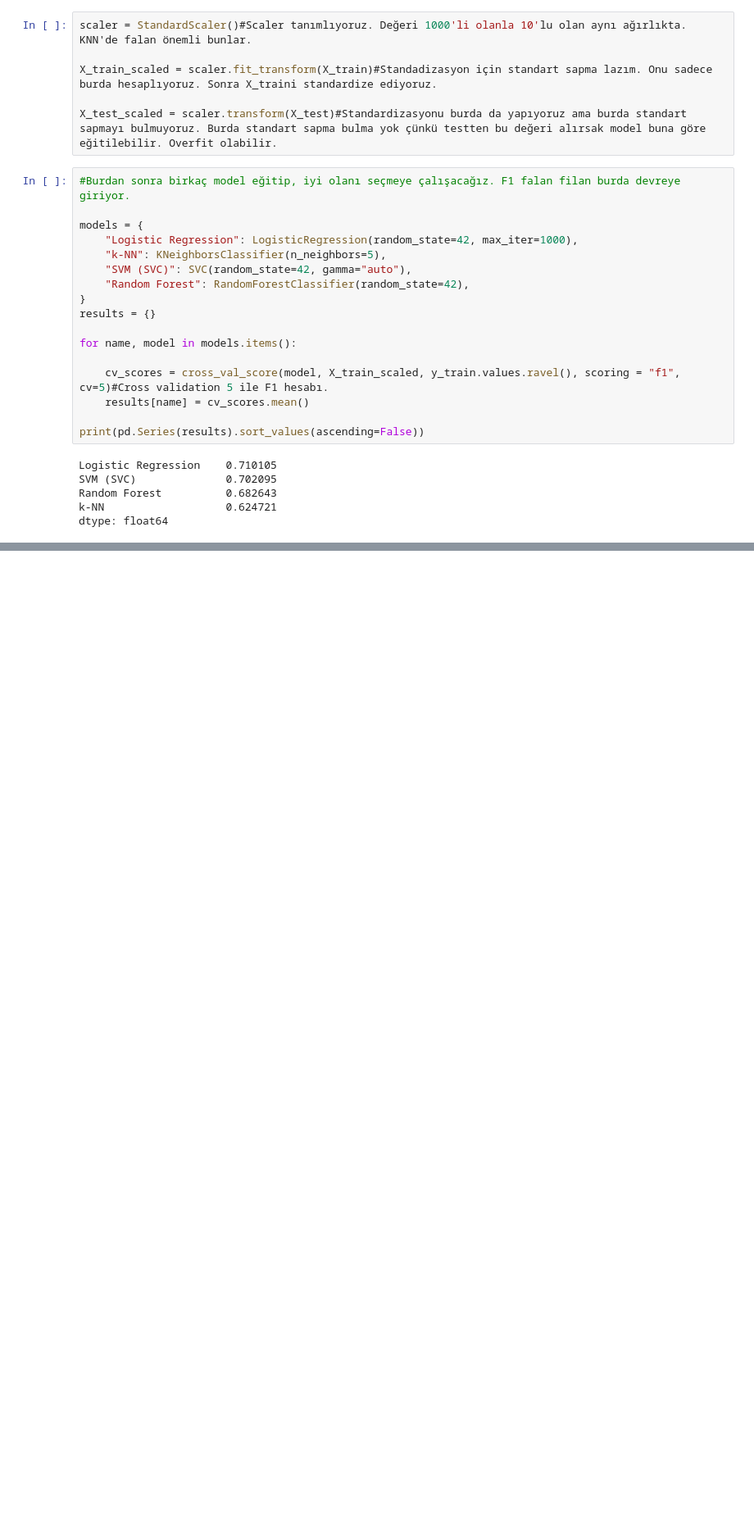
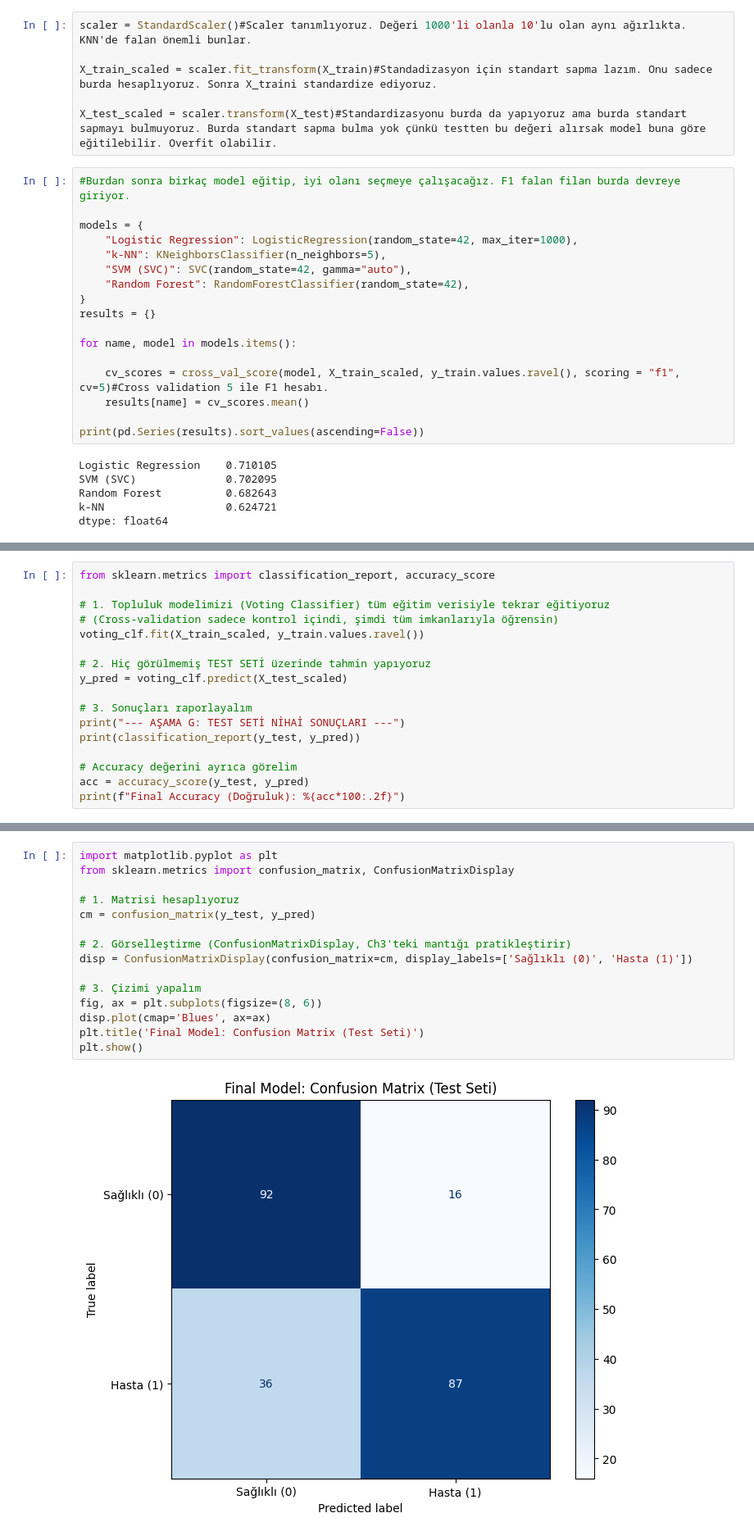
Before and after one commit to Barisandic16/CS304_Project, a Jupyter notebook: Project.ipynb, the cells around one changed output, grey strips where cells are left out. Shown at 82% size. Drawn from its saved outputs; the diff is of its cells as text; blank space fills up the shorter version.

```diff
--- a/Project.ipynb
+++ b/Project.ipynb
@@ -121,0 +271,17 @@ dtype: float64
+# %%
+from sklearn.metrics import classification_report, accuracy_score
+
+# 1. Topluluk modelimizi (Voting Classifier) tüm eğitim verisiyle tekrar eğitiyoruz
+# (Cross-validation sadece kontrol içindi, şimdi tüm imkanlarıyla öğrensin)
+voting_clf.fit(X_train_scaled, y_train.values.ravel())
+
+# 2. Hiç görülmemiş TEST SETİ üzerinde tahmin yapıyoruz
+y_pred = voting_clf.predict(X_test_scaled)
+
+# 3. Sonuçları raporlayalım
+print("--- AŞAMA G: TEST SETİ NİHAİ SONUÇLARI ---")
+print(classification_report(y_test, y_pred))
+
+# Accuracy değerini ayrıca görelim
+acc = accuracy_score(y_test, y_pred)
+print(f"Final Accuracy (Doğruluk): %{acc*100:.2f}")
@@ -121,0 +300,17 @@ dtype: float64
+# %%
+import matplotlib.pyplot as plt
+from sklearn.metrics import confusion_matrix, ConfusionMatrixDisplay
+
+# 1. Matrisi hesaplıyoruz
+cm = confusion_matrix(y_test, y_pred)
+
+# 2. Görselleştirme (ConfusionMatrixDisplay, Ch3'teki mantığı pratikleştirir)
+disp = ConfusionMatrixDisplay(confusion_matrix=cm, display_labels=['Sağlıklı (0)', 'Hasta (1)'])
+
+# 3. Çizimi yapalım
+fig, ax = plt.subplots(figsize=(8, 6))
+disp.plot(cmap='Blues', ax=ax)
+plt.title('Final Model: Confusion Matrix (Test Seti)')
+plt.show()
+# %% [output]
+[figure, added]
```
Also changed, not shown: parts of 8 cells of this notebook.
